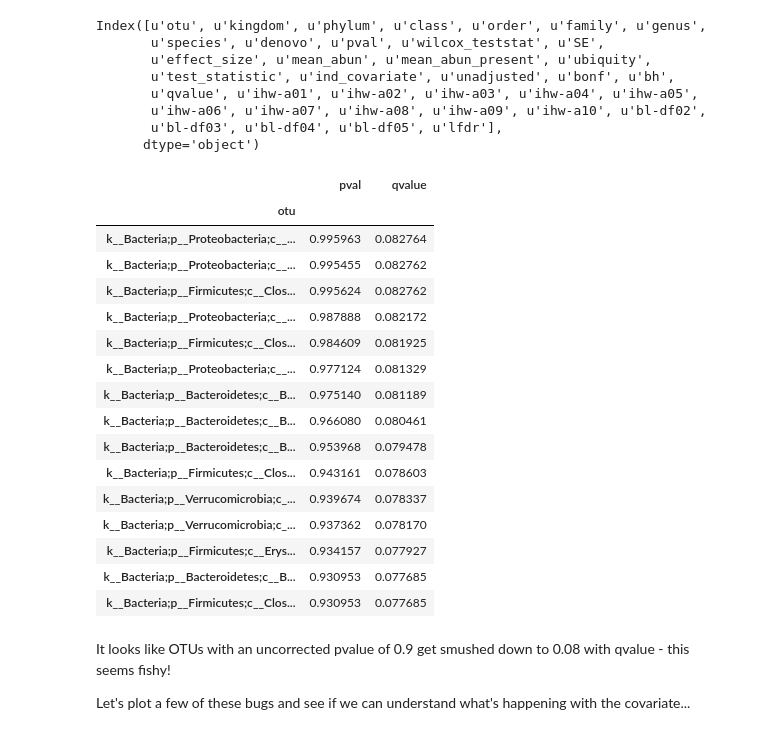
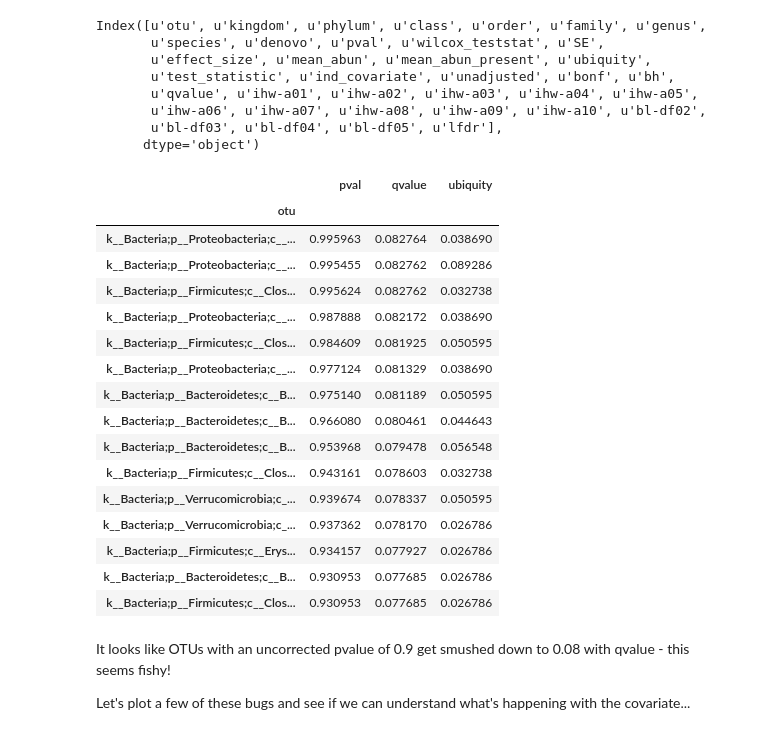
Before and after one commit to pkimes/benchmark-fdr, a Jupyter notebook: datasets/microbiome/explore_schubert_sb_results.ipynb, the cells around one changed output. Saved outputs shown, nothing was run; the diff lists cells and outputs as text; code cells hidden in the pictures.

Commit message:
Check my ubiquity calculation

```diff
--- a/datasets/microbiome/explore_schubert_sb_results.ipynb
+++ b/datasets/microbiome/explore_schubert_sb_results.ipynb
@@ -61,25 +63,25 @@ Index([u'otu', u'kingdom', u'phylum', u'class', u'order', u'family', u'genus',
        u'bl-df03', u'bl-df04', u'bl-df05', u'lfdr'],
       dtype='object')
 # %%
-pvals.sort_values(by='qvalue', ascending=False)[['pval', 'qvalue']].head(15)
+pvals.sort_values(by='qvalue', ascending=False)[['pval', 'qvalue', 'ubiquity']].head(15)
 # %% [output]
-|  | pval | qvalue |
-| otu |  |  |
-| k__Bacteria;p__Proteobacteria;c__... | 0.995963 | 0.082764 |
-| k__Bacteria;p__Proteobacteria;c__... | 0.995455 | 0.082762 |
-| k__Bacteria;p__Firmicutes;c__Clos... | 0.995624 | 0.082762 |
-| k__Bacteria;p__Proteobacteria;c__... | 0.987888 | 0.082172 |
-| k__Bacteria;p__Firmicutes;c__Clos... | 0.984609 | 0.081925 |
-| k__Bacteria;p__Proteobacteria;c__... | 0.977124 | 0.081329 |
-| k__Bacteria;p__Bacteroidetes;c__B... | 0.975140 | 0.081189 |
-| k__Bacteria;p__Bacteroidetes;c__B... | 0.966080 | 0.080461 |
-| k__Bacteria;p__Bacteroidetes;c__B... | 0.953968 | 0.079478 |
-| k__Bacteria;p__Firmicutes;c__Clos... | 0.943161 | 0.078603 |
-| k__Bacteria;p__Verrucomicrobia;c_... | 0.939674 | 0.078337 |
-| k__Bacteria;p__Verrucomicrobia;c_... | 0.937362 | 0.078170 |
-| k__Bacteria;p__Firmicutes;c__Erys... | 0.934157 | 0.077927 |
-| k__Bacteria;p__Bacteroidetes;c__B... | 0.930953 | 0.077685 |
-| k__Bacteria;p__Firmicutes;c__Clos... | 0.930953 | 0.077685 |
+|  | pval | qvalue | ubiquity |
+| otu |  |  |  |
+| k__Bacteria;p__Proteobacteria;c__... | 0.995963 | 0.082764 | 0.038690 |
+| k__Bacteria;p__Proteobacteria;c__... | 0.995455 | 0.082762 | 0.089286 |
+| k__Bacteria;p__Firmicutes;c__Clos... | 0.995624 | 0.082762 | 0.032738 |
+| k__Bacteria;p__Proteobacteria;c__... | 0.987888 | 0.082172 | 0.038690 |
+| k__Bacteria;p__Firmicutes;c__Clos... | 0.984609 | 0.081925 | 0.050595 |
+| k__Bacteria;p__Proteobacteria;c__... | 0.977124 | 0.081329 | 0.038690 |
+| k__Bacteria;p__Bacteroidetes;c__B... | 0.975140 | 0.081189 | 0.050595 |
+| k__Bacteria;p__Bacteroidetes;c__B... | 0.966080 | 0.080461 | 0.044643 |
+| k__Bacteria;p__Bacteroidetes;c__B... | 0.953968 | 0.079478 | 0.056548 |
+| k__Bacteria;p__Firmicutes;c__Clos... | 0.943161 | 0.078603 | 0.032738 |
+| k__Bacteria;p__Verrucomicrobia;c_... | 0.939674 | 0.078337 | 0.050595 |
+| k__Bacteria;p__Verrucomicrobia;c_... | 0.937362 | 0.078170 | 0.026786 |
+| k__Bacteria;p__Firmicutes;c__Erys... | 0.934157 | 0.077927 | 0.026786 |
+| k__Bacteria;p__Bacteroidetes;c__B... | 0.930953 | 0.077685 | 0.026786 |
+| k__Bacteria;p__Firmicutes;c__Clos... | 0.930953 | 0.077685 | 0.026786 |
 # %% [markdown]
 It looks like OTUs with an uncorrected pvalue of 0.9 get smushed down to 0.08 with qvalue - this seems fishy!
 
```
Also changed, not shown: parts of 13 cells of this notebook.
